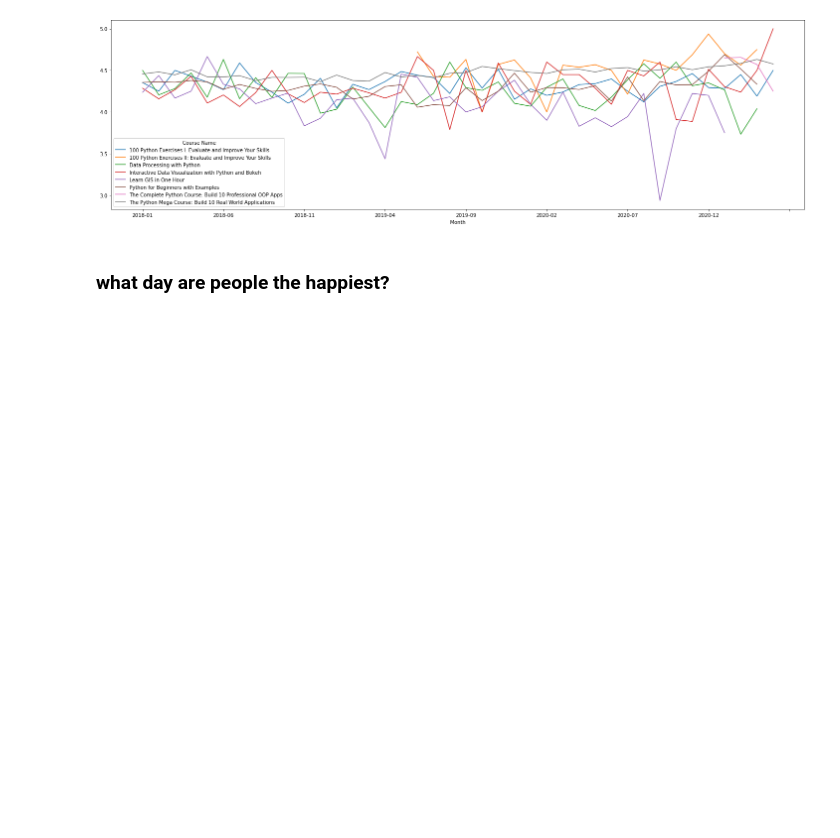
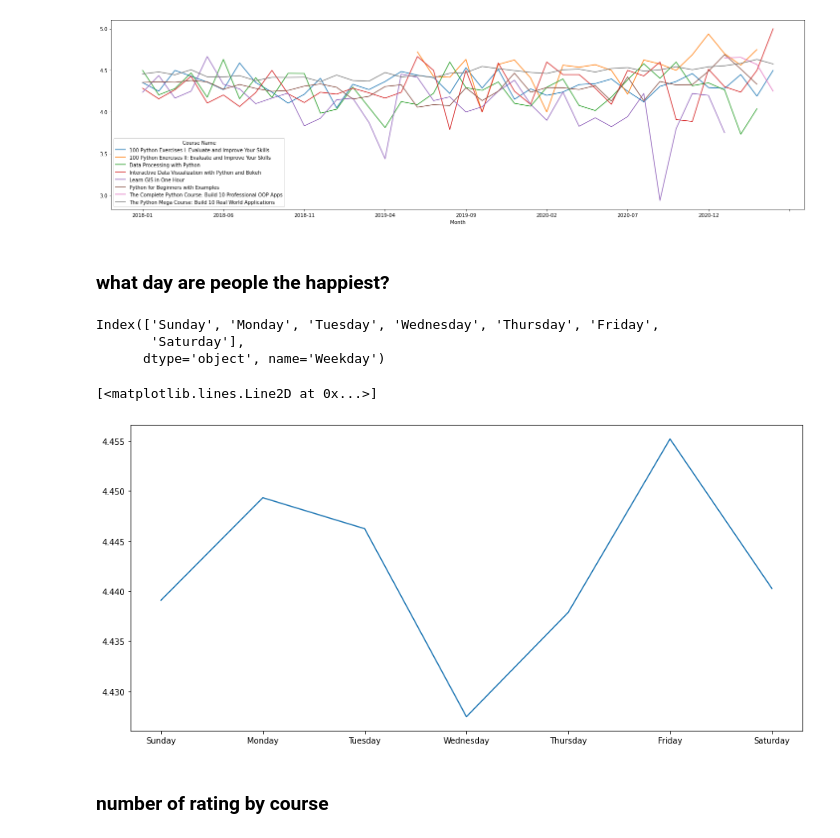
Before and after one commit to yukirin23/python-datavisualization, a Jupyter notebook: review_analysis.ipynb, the cells around one changed output. Saved outputs shown, nothing was run; the diff lists cells and outputs as text; code cells hidden in the pictures; blank space fills up the shorter version.

Commit message:
create plt.plot

```diff
--- a/review_analysis.ipynb
+++ b/review_analysis.ipynb
@@ -115,5 +115,24 @@ month_average_course.plot(figsize=(25,7))
 # %% [output]
 <AxesSubplot:xlabel='Month'>
 [figure]
-# %% [markdown]
-### what day are people the happiest?
+# %% [markdown]
+### what day are people the happiest?
+# %%
+data['Weekday'] = data['Timestamp'].dt.strftime('%A')
+data['Daynumber'] = data['Timestamp'].dt.strftime('%w')
+# %%
+weekday_average = data.groupby(['Weekday','Daynumber']).mean()
+weekday_average = weekday_average.sort_values('Daynumber')
+weekday_average.index.get_level_values(0) #setup mana yang jadi index utama
+# %% [output]
+Index(['Sunday', 'Monday', 'Tuesday', 'Wednesday', 'Thursday', 'Friday',
+       'Saturday'],
+      dtype='object', name='Weekday')
+# %%
+plt.figure(figsize=[15,7])
+plt.plot(weekday_average.index.get_level_values(0), weekday_average['Rating'])
+# %% [output]
+[<matplotlib.lines.Line2D at 0x...>]
+[figure, added]
+# %% [markdown]
+### number of rating by course
```
Also changed, not shown: parts of 2 cells of this notebook.
